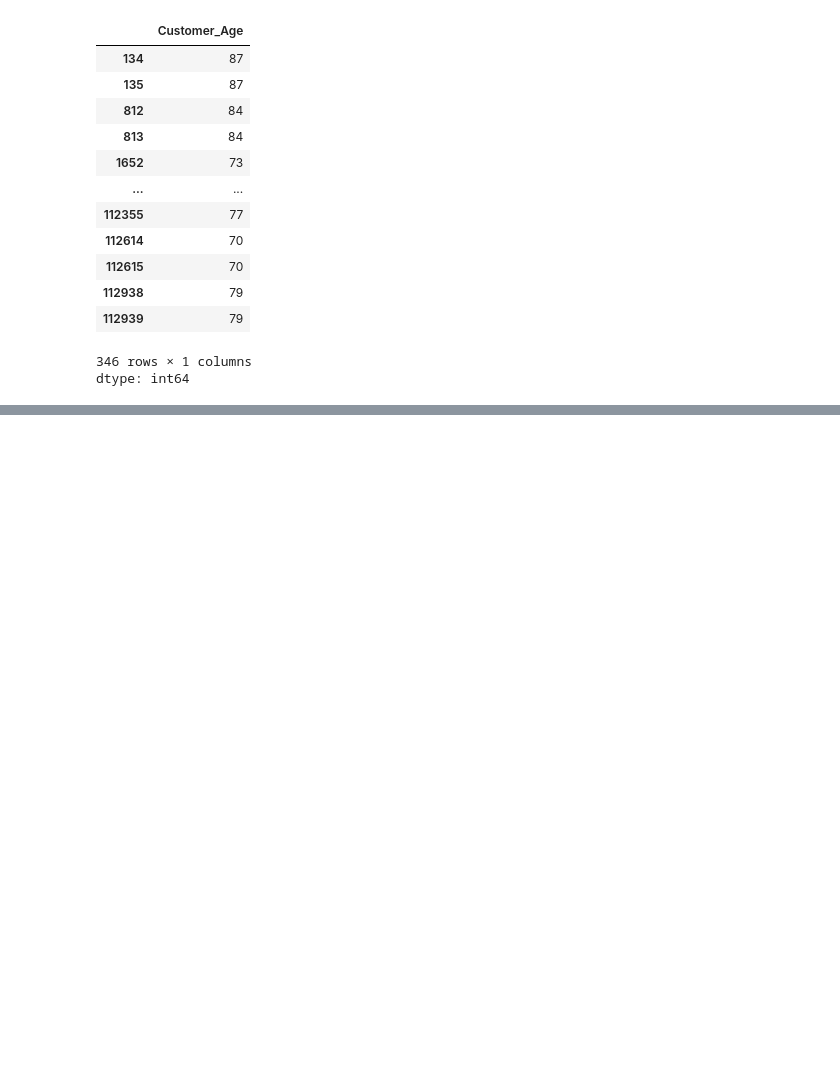
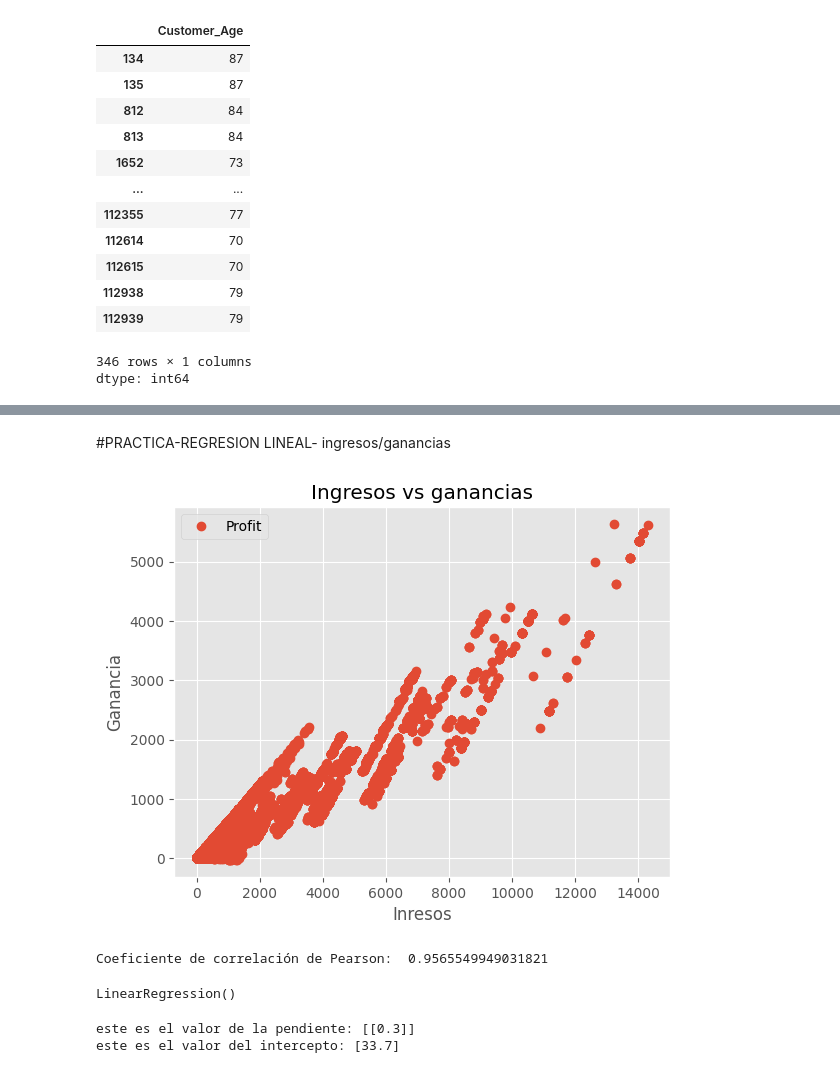
Before and after one commit to hectorlehmann/data_science_1, a Jupyter notebook: ProyectoDS_parte1_Hector_Lehmann.ipynb, the cells around one changed output, grey strips where cells are left out. Saved outputs shown, nothing was run; the diff lists cells and outputs as text; code cells hidden in the pictures; blank space fills up the shorter version.

Commit message:
Practica de regresion lineal

```diff
--- a/ProyectoDS_parte1_Hector_Lehmann.ipynb
+++ b/ProyectoDS_parte1_Hector_Lehmann.ipynb
@@ -782,0 +930,19 @@ dtype: int64
+# %% [markdown]
+#PRACTICA-REGRESION LINEAL- ingresos/ganancias
+# %%
+df.plot(x='Revenue', y='Profit', style="o")
+plt.title('Ingresos vs ganancias')
+plt.xlabel('Inresos')
+plt.ylabel('Ganancia')
+plt.show()
+# %% [output]
+[figure, added]
+# %%
+# Calcular el coeficiente de correlación entre X e Y
+corr_coeff =df['Revenue'].corr(df['Profit'], method='pearson')
+
+# Imprimir el coeficiente de correlación
+
+print("Coeficiente de correlación de Pearson: ", corr_coeff)
+# %% [output]
+Coeficiente de correlación de Pearson:  0.9565549949031821
@@ -782,0 +958,17 @@ dtype: int64
+# %%
+regressor = LinearRegression()
+regressor.fit(X2_train, y2_train)
+# %% [output]
+LinearRegression()
+# %%
+# Obtener la pendiente
+slope = regressor.coef_
+
+# Obtener los coeficientes de intercepción
+intercept = regressor.intercept_
+
+print("este es el valor de la pendiente:", slope.round(1))
+print("este es el valor del intercepto:", intercept.round(1))
+# %% [output]
+este es el valor de la pendiente: [[0.3]]
+este es el valor del intercepto: [33.7]
```
Also changed, not shown: parts of 29 cells of this notebook.
